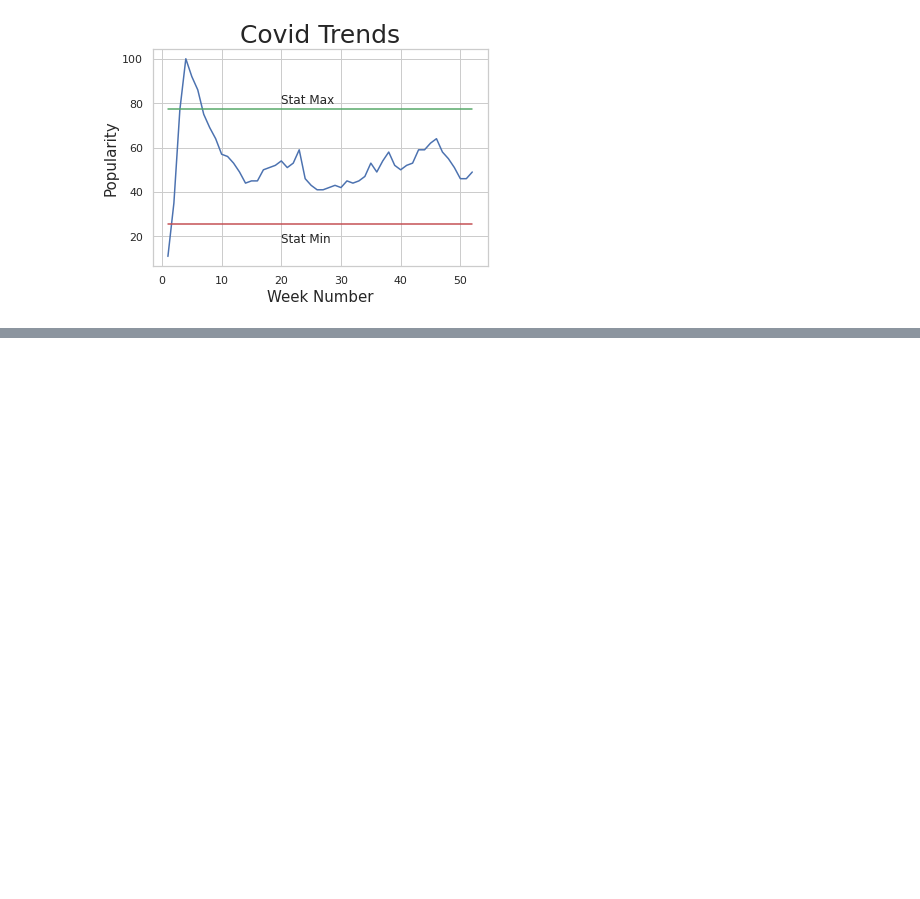
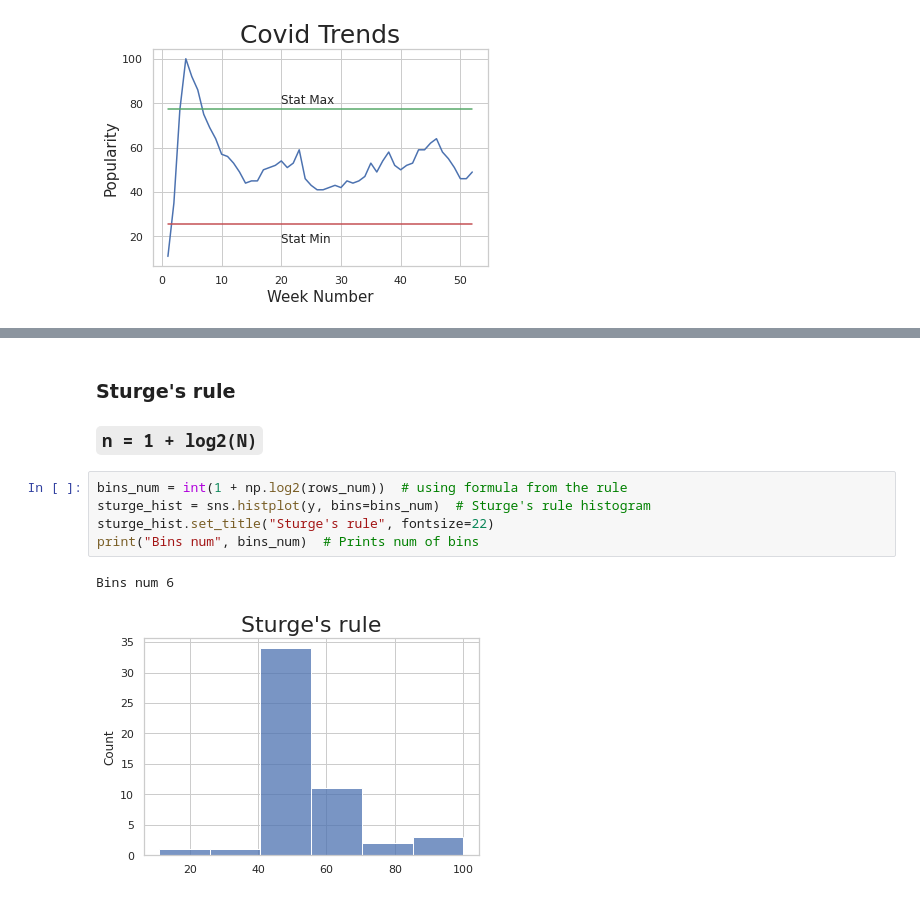
Before and after one commit to DimDimi4-and-fixiki/data_analysis, a Jupyter notebook: Covid_Trends/Confidence_intervals.ipynb, the cells around one changed output, grey strips where cells are left out. Cells and saved outputs as stored; diff of their text form; blank space fills up the shorter version.

```diff
--- a/Covid_Trends/Confidence_intervals.ipynb
+++ b/Covid_Trends/Confidence_intervals.ipynb
@@ -109,0 +124,11 @@ Text(0, 0.5, 'Popularity')
+# %% [markdown]
+### Sturge's rule
+### `n = 1 + log2(N)`
+# %%
+bins_num = int(1 + np.log2(rows_num))  # using formula from the rule
+sturge_hist = sns.histplot(y, bins=bins_num)  # Sturge's rule histogram
+sturge_hist.set_title("Sturge's rule", fontsize=22)
+print("Bins num", bins_num)  # Prints num of bins
+# %% [output]
+Bins num 6
+[figure, added]
```
Also changed, not shown: parts of 9 cells of this notebook.
